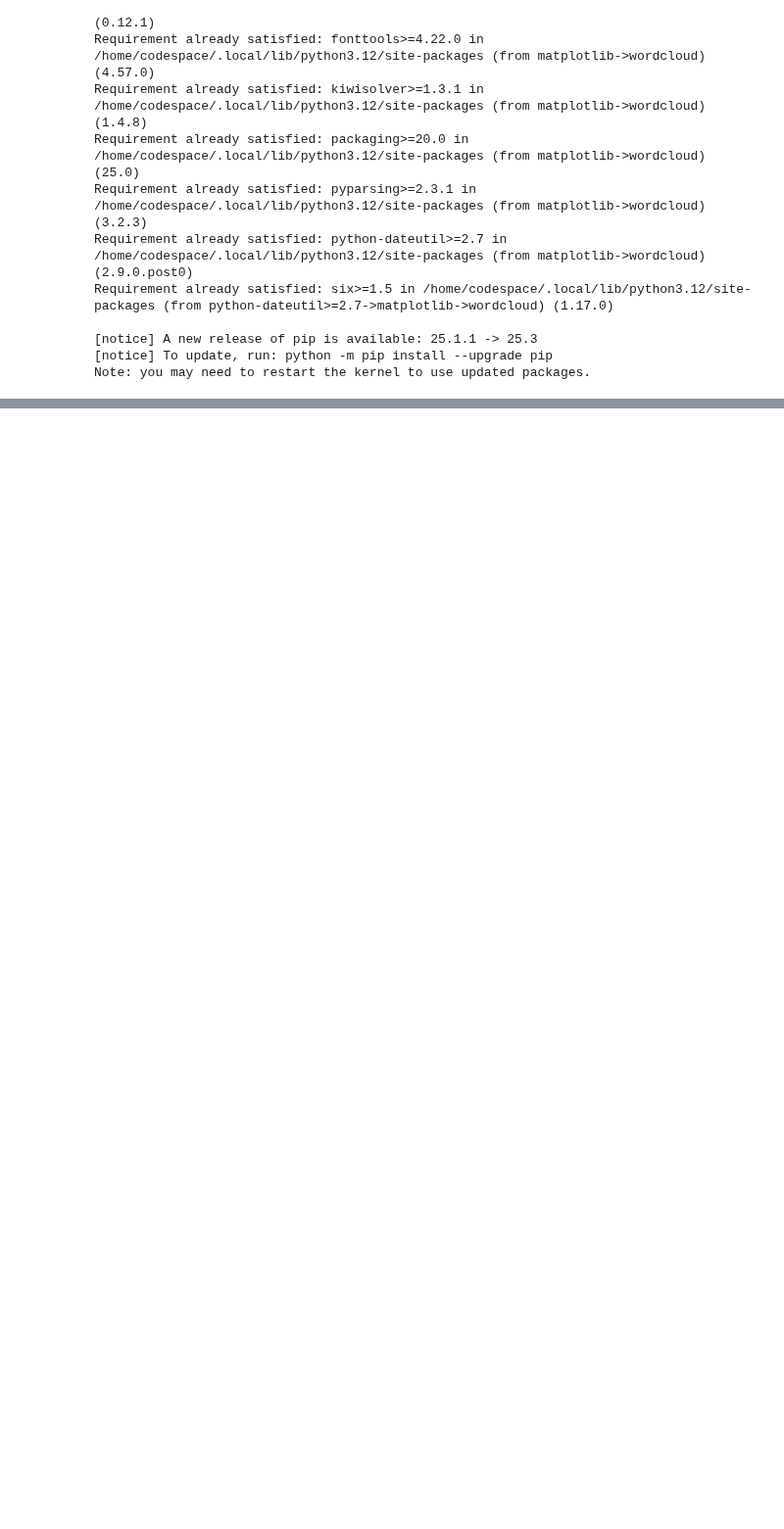
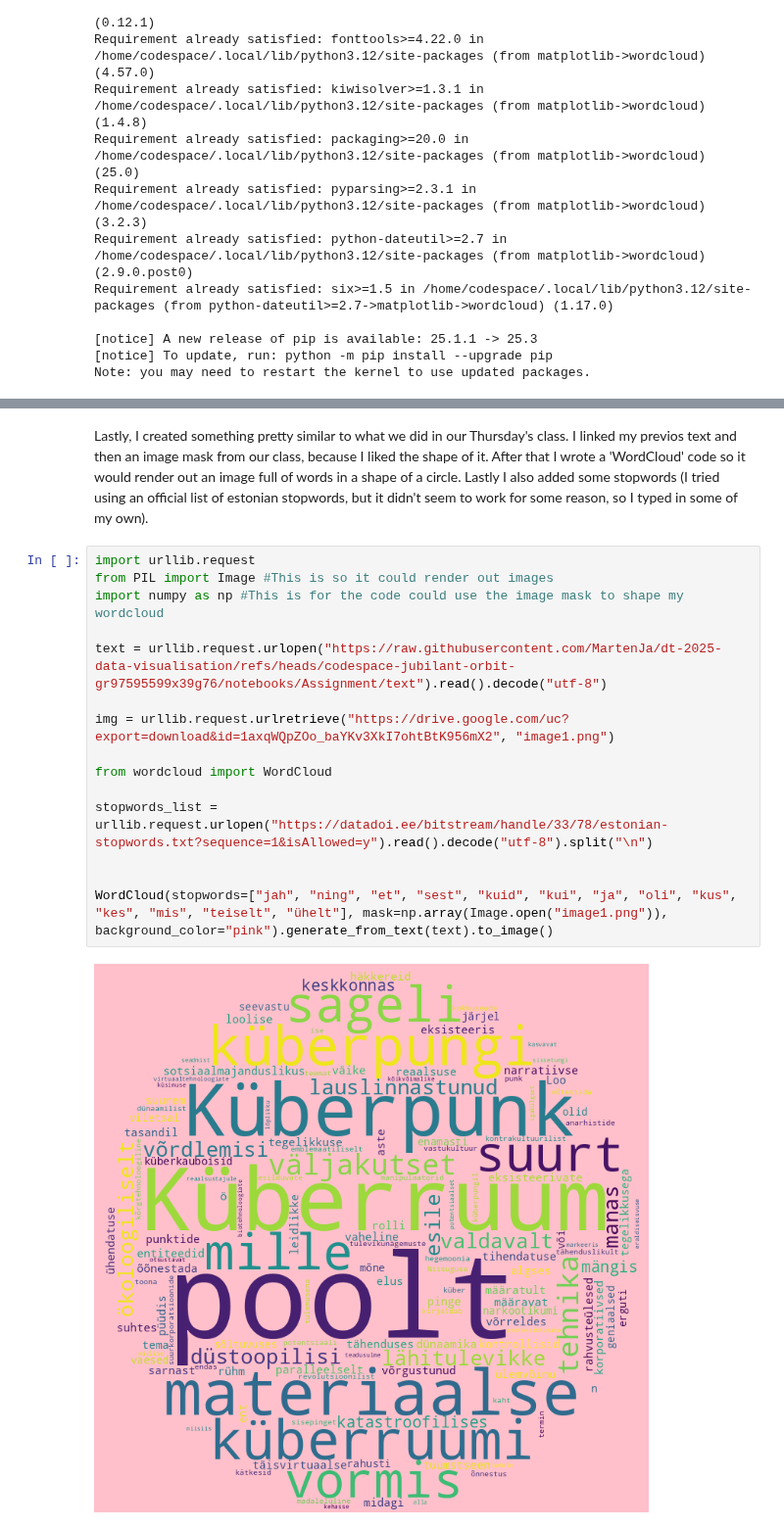
Before and after one commit to MartenJa/dt-2025-data-visualisation, a Jupyter notebook: notebooks/Assignment/homework11.ipynb, the cells around one changed output, grey strips where cells are left out. Shown at 98% size. Drawn from its saved outputs; the diff is of its cells as text; blank space fills up the shorter version.

```diff
--- a/notebooks/Assignment/homework11.ipynb
+++ b/notebooks/Assignment/homework11.ipynb
@@ -19,0 +32,19 @@ Note: you may need to restart the kernel to use updated packages.
+# %% [markdown]
+Lastly, I created something pretty similar to what we did in our Thursday's class. I linked my previos text and then an image mask from our class, because I liked the shape of it. After that I wrote a 'WordCloud' code so it would render out an image full of words in a shape of a circle. Lastly I also added some stopwords (I tried using an official list of estonian stopwords, but it didn't seem to work for some reason, so I typed in some of my own).
+# %%
+import urllib.request
+from PIL import Image #This is so it could render out images
+import numpy as np #This is for the code could use the image mask to shape my wordcloud
+
+text = urllib.request.urlopen("https://raw.githubusercontent.com/MartenJa/dt-2025-data-visualisation/refs/heads/codespace-jubilant-orbit-gr97595599x39g76/notebooks/Assignment/text").read().decode("utf-8")
+
+img = urllib.request.urlretrieve("https://drive.google.com/uc?export=download&id=1axqWQpZOo_baYKv3XkI7ohtBtK956mX2", "image1.png")
+
+from wordcloud import WordCloud
+
+stopwords_list = urllib.request.urlopen("https://datadoi.ee/bitstream/handle/33/78/estonian-stopwords.txt?sequence=1&isAllowed=y").read().decode("utf-8").split("\n")
+
+
+WordCloud(stopwords=["jah", "ning", "et", "sest", "kuid", "kui", "ja", "oli", "kus", "kes", "mis", "teiselt", "ühelt"], mask=np.array(Image.open("image1.png")), background_color="pink").generate_from_text(text).to_image()
+# %% [output]
+[figure, added]
```
Also changed, not shown: parts of 4 cells of this notebook, 1 other file.
